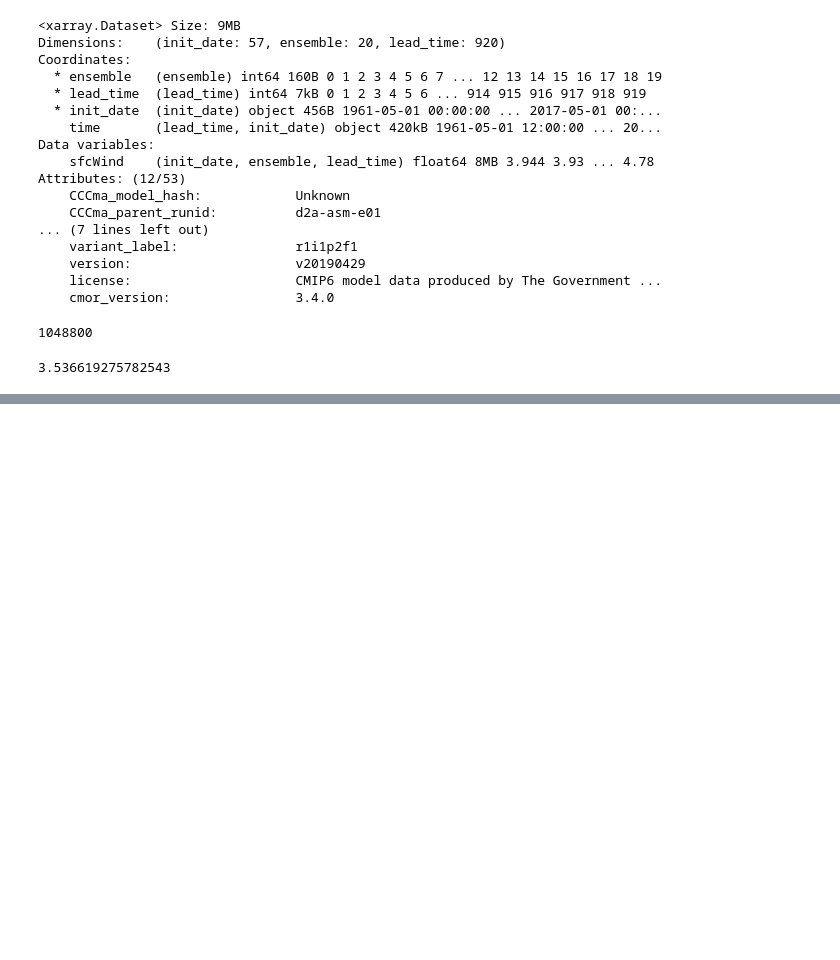
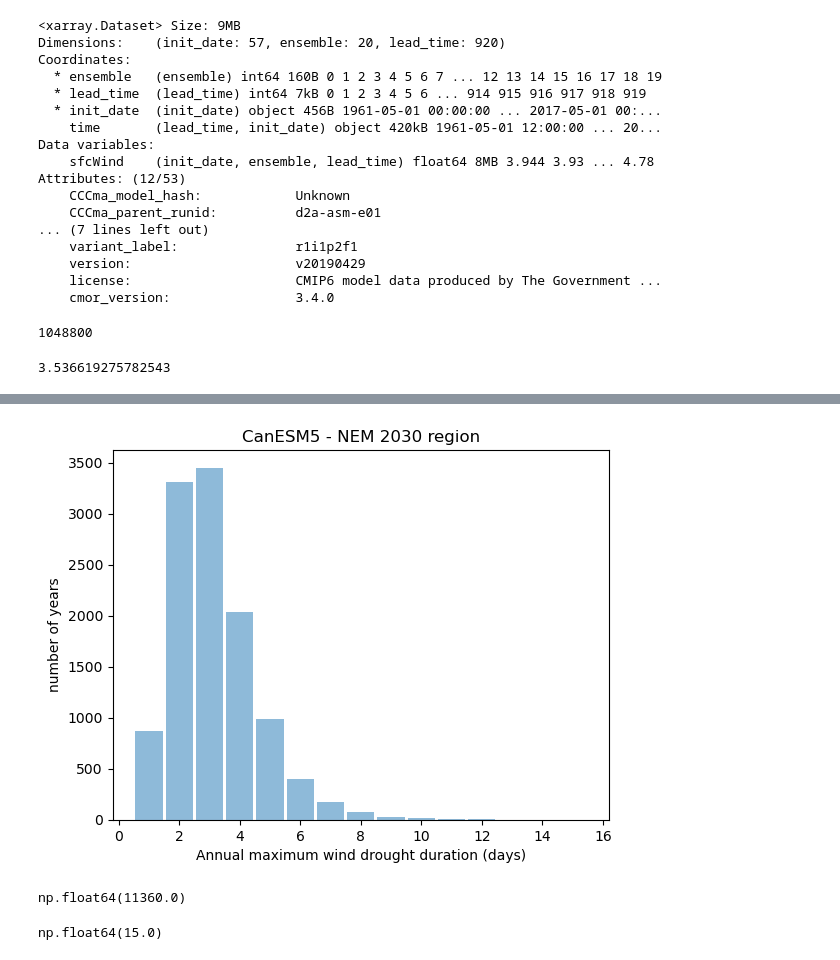
Before and after one commit to AusClimateService/unseen-projects, a Jupyter notebook: project-wind-drought/percentile.ipynb, the cells around one changed output, grey strips where cells are left out. Cells and saved outputs as stored; diff of their text form; code cells hidden in the pictures; blank space fills up the shorter version.

Commit message:
Calculate metric

```diff
--- a/project-wind-drought/percentile.ipynb
+++ b/project-wind-drought/percentile.ipynb
@@ -65,0 +158,31 @@ plt.show()
+# %%
+def annual_max_drought(lead_indexed_forecast):
+    """Calculate the annual maximum drought duration timeseries for a single forecast"""
+
+    time_indexed_forecast = lead_indexed_forecast.swap_dims({'lead_time': 'time'})
+    calm_days = time_indexed_forecast['sfcWind'] < pctl10
+    drought_events = xc.indices.run_length.find_events(calm_days, window=1)
+    drought_events = drought_events.assign_coords(
+        time=('event', drought_events['event_start'].data)
+    ).drop_vars('event_start')
+    drought_events = drought_events.swap_dims({'event': 'time'}).dropna('time')
+    annual_max_da = drought_events['event_length'].resample(time='1YS').max()
+
+    annual_max_ds = annual_max_da.to_dataset()
+    ntimes = len(annual_max_ds['time'])
+    annual_max_ds['lead_time'] = xr.DataArray(np.arange(1, ntimes + 1, 1), dims={'time': annual_max_ds['time']})
+    annual_max_ds = annual_max_ds.swap_dims({'time': 'lead_time'})
+    annual_max_ds = annual_max_ds.reset_coords('time')
+    annual_max_ds = annual_max_ds.rename({'time': 'event_time'})
+
+    return annual_max_ds
+# %%
+ens_list = []
+for ensemble in range(len(ds_model['ensemble'])):
+    init_list = []
+    for init in range(len(ds_model['init_date'])):
+        metric = annual_max_drought(ds_model.isel({'init_date': init, 'ensemble': ensemble}))
+        init_list.append(metric)
+    init_concat = xr.concat(init_list, dim='init_date')
+    ens_list.append(init_concat)
+ens_concat = xr.concat(ens_list, dim='ensemble')
@@ -65,0 +201,18 @@ plt.show()
+# %%
+bins = np.arange(0.5, 16.5, 1)
+nyears = plt.hist(ens_concat['event_length'].values.flatten(), bins=bins, rwidth=0.9, label='CanESM5', color='tab:blue', alpha=0.5)
+plt.xlabel('Annual maximum wind drought duration (days)')
+plt.ylabel('number of years')
+plt.title('CanESM5 - NEM 2030 region')
+#plt.legend()
+plt.show()
+# %% [output]
+[figure, added]
+# %%
+nyears[0].sum()
+# %% [output]
+np.float64(11360.0)
+# %%
+np.nanmax(ens_concat['event_length'].values)
+# %% [output]
+np.float64(15.0)
```
Also changed, not shown: parts of 18 cells of this notebook, 2 other files.
